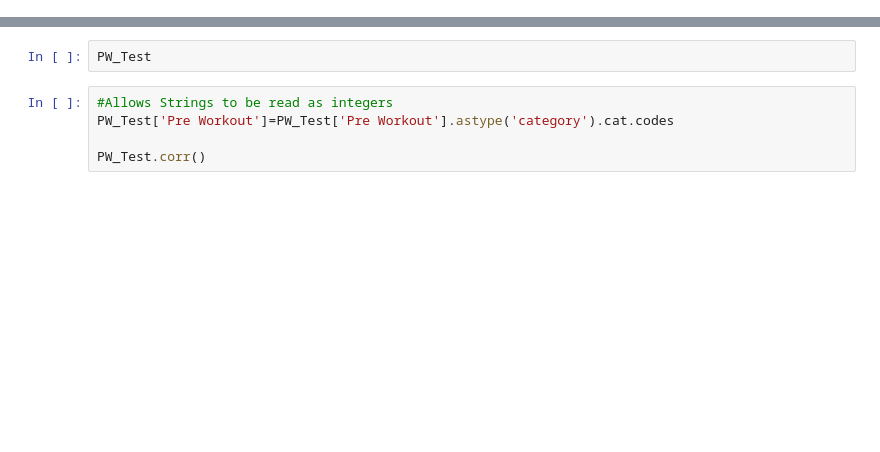
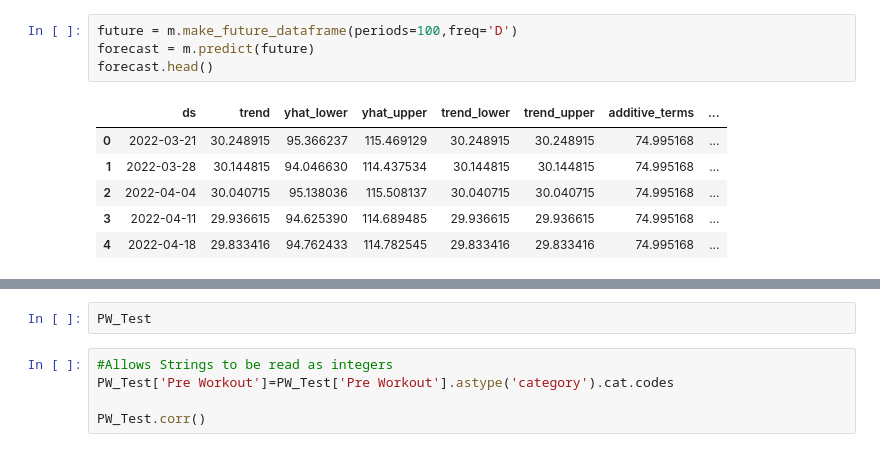
Before and after one commit to Leroez/Heart-Rate-Test, a Jupyter notebook: Project.ipynb, the cells around one changed output, grey strips where cells are left out. Saved outputs shown, nothing was run; the diff lists cells and outputs as text; blank space fills up the shorter version.

```diff
--- a/Project.ipynb
+++ b/Project.ipynb
@@ -19,0 +69,11 @@ WUB
+# %%
+future = m.make_future_dataframe(periods=100,freq='D')
+forecast = m.predict(future)
+forecast.head()
+# %% [output]
+|  | ds | trend | yhat_lower | yhat_upper | trend_lower | trend_upper | additive_terms | ... |
+| 0 | 2022-03-21 | 30.248915 | 95.366237 | 115.469129 | 30.248915 | 30.248915 | 74.995168 | ... |
+| 1 | 2022-03-28 | 30.144815 | 94.046630 | 114.437534 | 30.144815 | 30.144815 | 74.995168 | ... |
+| 2 | 2022-04-04 | 30.040715 | 95.138036 | 115.508137 | 30.040715 | 30.040715 | 74.995168 | ... |
+| 3 | 2022-04-11 | 29.936615 | 94.625390 | 114.689485 | 29.936615 | 29.936615 | 74.995168 | ... |
+| 4 | 2022-04-18 | 29.833416 | 94.762433 | 114.782545 | 29.833416 | 29.833416 | 74.995168 | ... |
```
Also changed, not shown: parts of 24 cells of this notebook.
